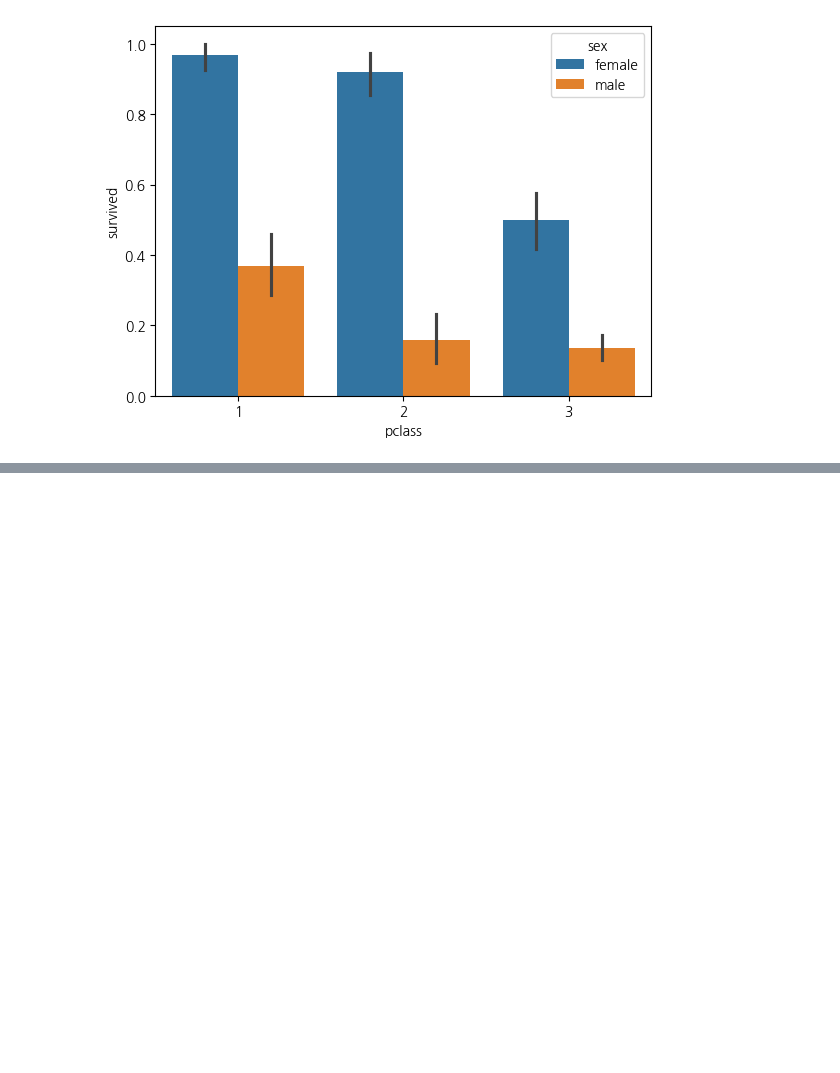
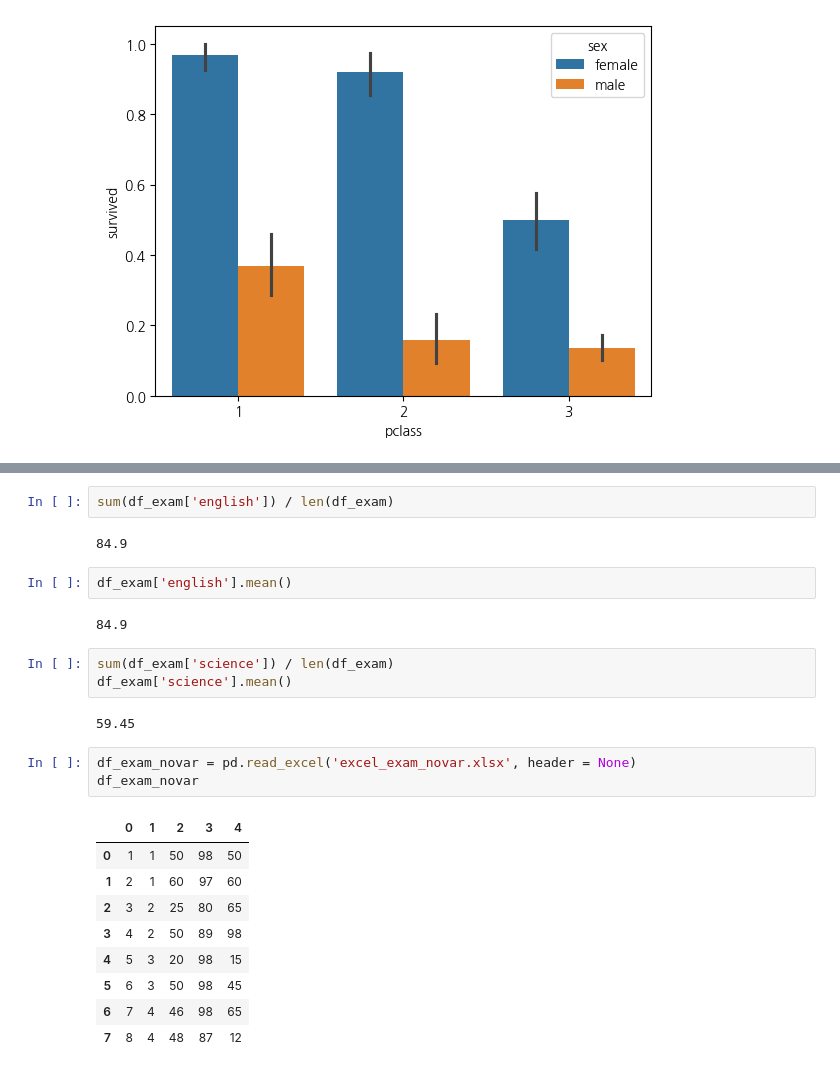
Before and after one commit to Jaranhee/2024-1-my-BDA, a Jupyter notebook: inclass/02w_0318_mon_dataframe_basic.ipynb, the cells around one changed output, grey strips where cells are left out. Drawn from its saved outputs; the diff is of its cells as text; blank space fills up the shorter version.

```diff
--- a/inclass/02w_0318_mon_dataframe_basic.ipynb
+++ b/inclass/02w_0318_mon_dataframe_basic.ipynb
@@ -210,0 +392,26 @@ sns.barplot(x='pclass', y='survived', hue='sex', data=titanic)
+# %%
+sum(df_exam['english']) / len(df_exam)
+# %% [output]
+84.9
+# %%
+df_exam['english'].mean()
+# %% [output]
+84.9
+# %%
+sum(df_exam['science']) / len(df_exam)
+df_exam['science'].mean()
+# %% [output]
+59.45
+# %%
+df_exam_novar = pd.read_excel('excel_exam_novar.xlsx', header = None)
+df_exam_novar
+# %% [output]
+|  | 0 | 1 | 2 | 3 | 4 |
+| 0 | 1 | 1 | 50 | 98 | 50 |
+| 1 | 2 | 1 | 60 | 97 | 60 |
+| 2 | 3 | 2 | 25 | 80 | 65 |
+| 3 | 4 | 2 | 50 | 89 | 98 |
+| 4 | 5 | 3 | 20 | 98 | 15 |
+| 5 | 6 | 3 | 50 | 98 | 45 |
+| 6 | 7 | 4 | 46 | 98 | 65 |
+| 7 | 8 | 4 | 48 | 87 | 12 |
```
Also changed, not shown: parts of 40 cells of this notebook.
